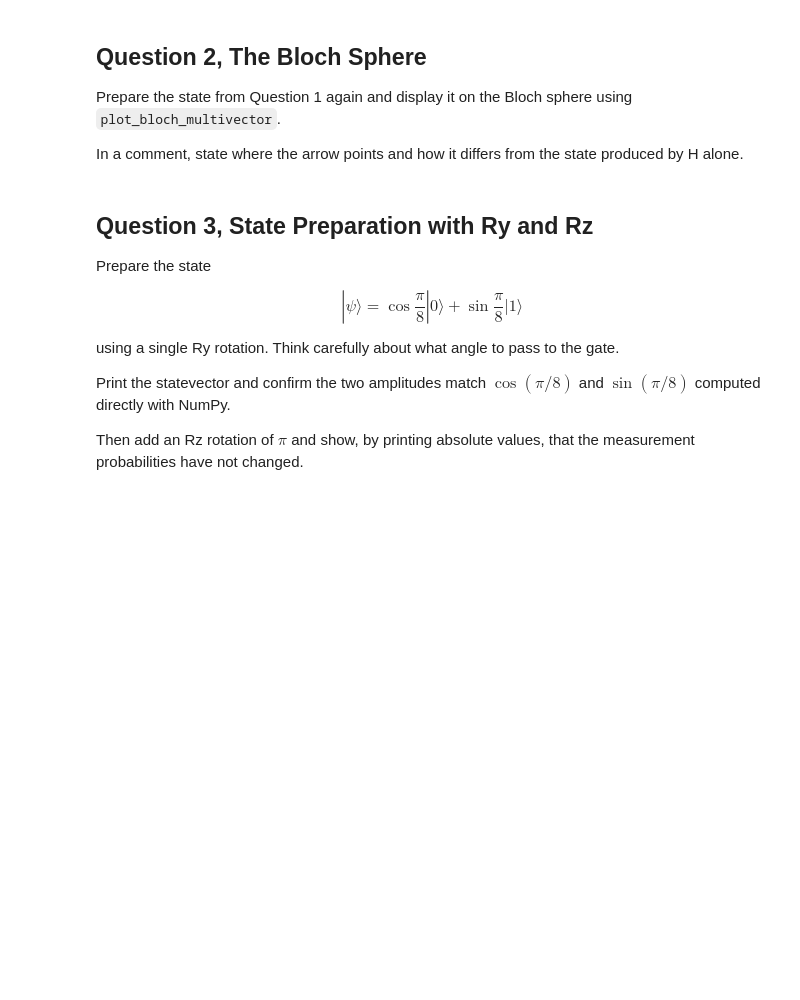
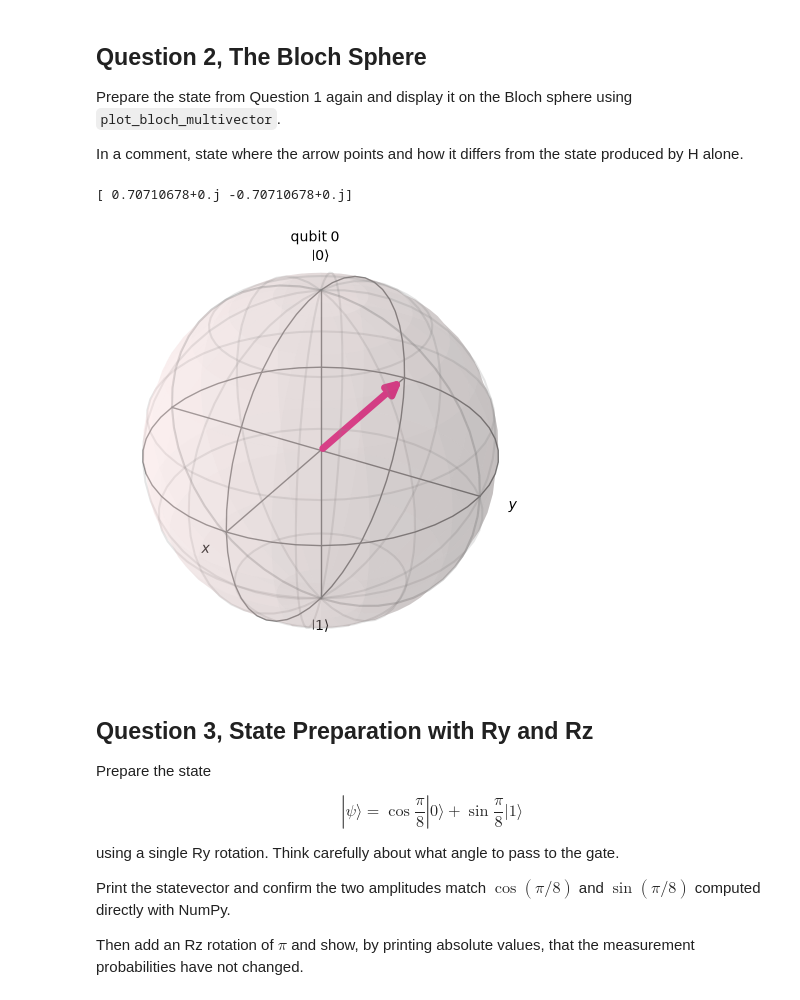
Before and after one commit to swagatabanerjee/QML-Course-Practice, a Jupyter notebook: Week2_Qubit_States_Bloch_Practice.ipynb, the cells around one changed output. Cells and saved outputs as stored; diff of their text form; code cells hidden in the pictures; blank space fills up the shorter version.

```diff
--- a/Week2_Qubit_States_Bloch_Practice.ipynb
+++ b/Week2_Qubit_States_Bloch_Practice.ipynb
@@ -29,7 +50,27 @@ Prepare the state from Question 1 again and display it on the Bloch sphere using
 
 In a comment, state where the arrow points and how it differs from the state produced by H alone.
 # %%
-# Your code here
+qc=QuantumCircuit(1);
+
+#state = Statevector(qc)
+#print(state.data)
+#plot_bloch_multivector(state)
+qc.x(0)
+
+#state_x = Statevector(qc)
+#print(state_x.data)
+#plot_bloch_multivector(state_x)
+qc.h(0)
+state_h = Statevector(qc)
+print(state_h.data)
+plot_bloch_multivector(state_h)
+
+#norm=np.linalg.norm(state_h.data)
+#print(norm)
+#plot_bloch_multivector(state_h) shows the arrow pointing along the negative x-axis.
+# %% [output]
+[ 0.70710678+0.j -0.70710678+0.j]
+[figure, added]
 # %% [markdown]
 ## Question 3, State Preparation with Ry and Rz
 
```
Also changed, not shown: parts of 5 cells of this notebook, 1 other file.
